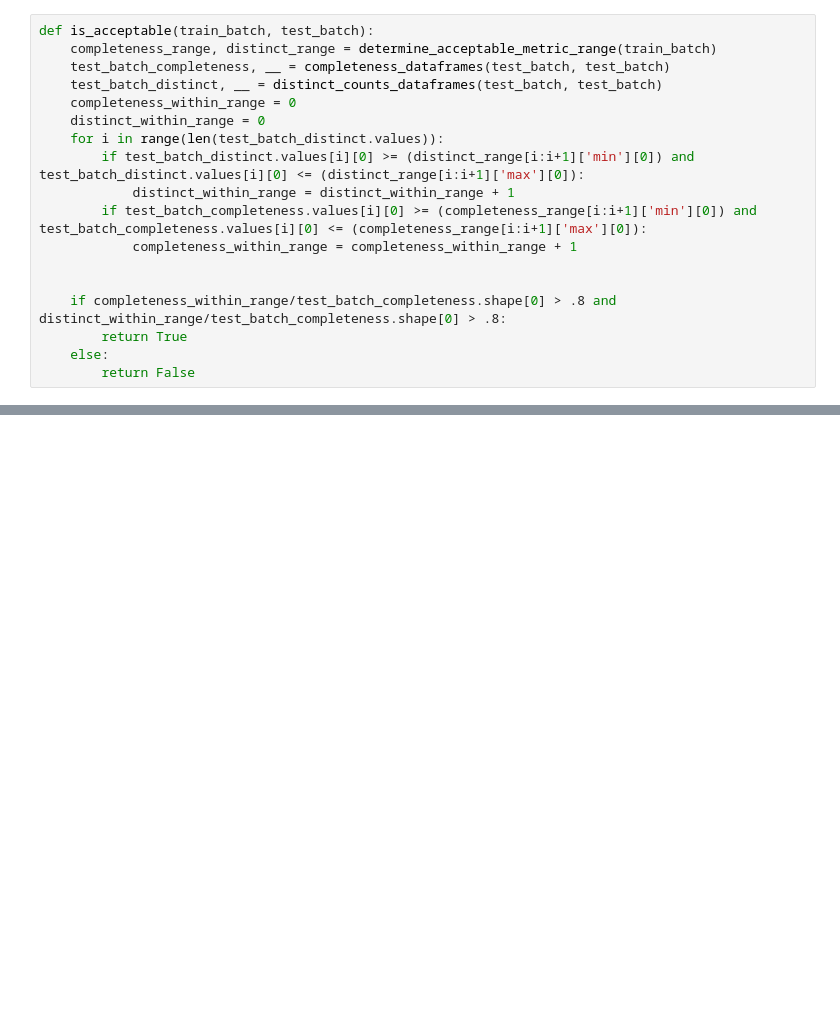
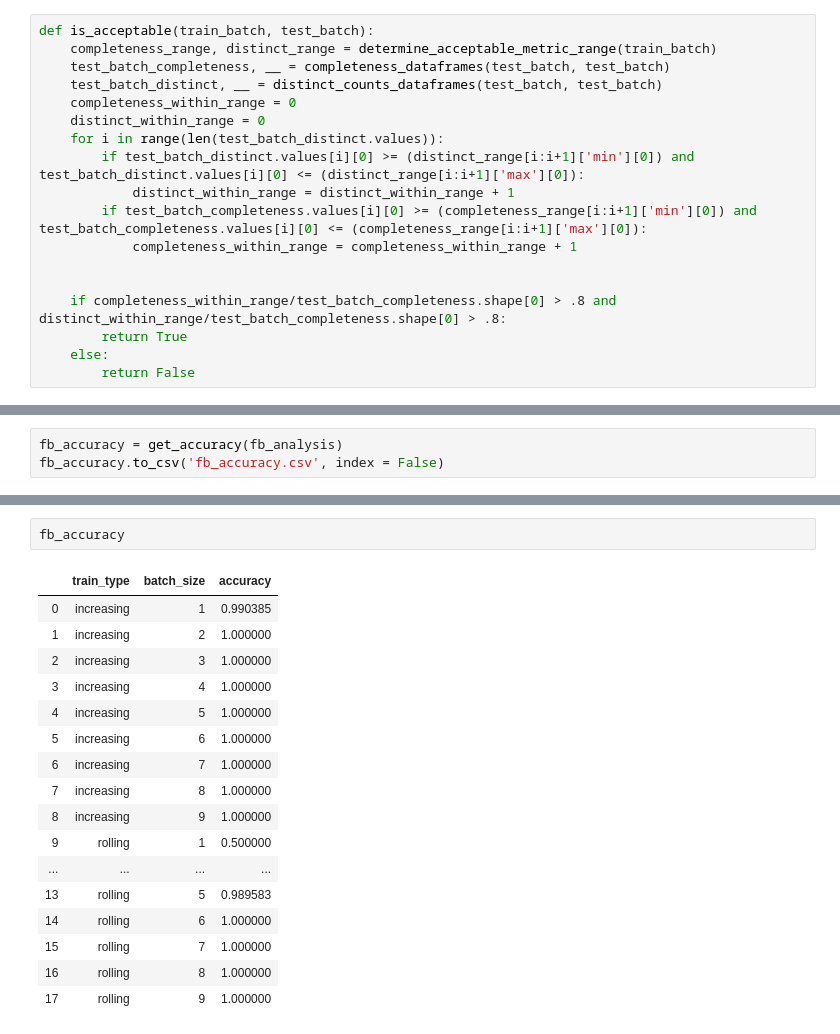
Before and after one commit to zivschwartz/Data-Quality-Validation-Pipeline, a Jupyter notebook: threshold_analysis.ipynb, the cells around one changed output, grey strips where cells are left out. Saved outputs shown, nothing was run; the diff lists cells and outputs as text; blank space fills up the shorter version.

```diff
--- a/threshold_analysis.ipynb
+++ b/threshold_analysis.ipynb
@@ -111,0 +183,3 @@ for train_type in ['rolling', 'increasing']:
+# %%
+fb_accuracy = get_accuracy(fb_analysis)
+fb_accuracy.to_csv('fb_accuracy.csv', index = False)
@@ -211,0 +232,20 @@ for column in flights_dirty_completeness_ratio_df.index.tolist():
+# %%
+fb_accuracy
+# %% [output]
+|  | train_type | batch_size | accuracy |
+| 0 | increasing | 1 | 0.990385 |
+| 1 | increasing | 2 | 1.000000 |
+| 2 | increasing | 3 | 1.000000 |
+| 3 | increasing | 4 | 1.000000 |
+| 4 | increasing | 5 | 1.000000 |
+| 5 | increasing | 6 | 1.000000 |
+| 6 | increasing | 7 | 1.000000 |
+| 7 | increasing | 8 | 1.000000 |
+| 8 | increasing | 9 | 1.000000 |
+| 9 | rolling | 1 | 0.500000 |
+| ... | ... | ... | ... |
+| 13 | rolling | 5 | 0.989583 |
+| 14 | rolling | 6 | 1.000000 |
+| 15 | rolling | 7 | 1.000000 |
+| 16 | rolling | 8 | 1.000000 |
+| 17 | rolling | 9 | 1.000000 |
```
Also changed, not shown: parts of 26 cells of this notebook, 4 other files.
